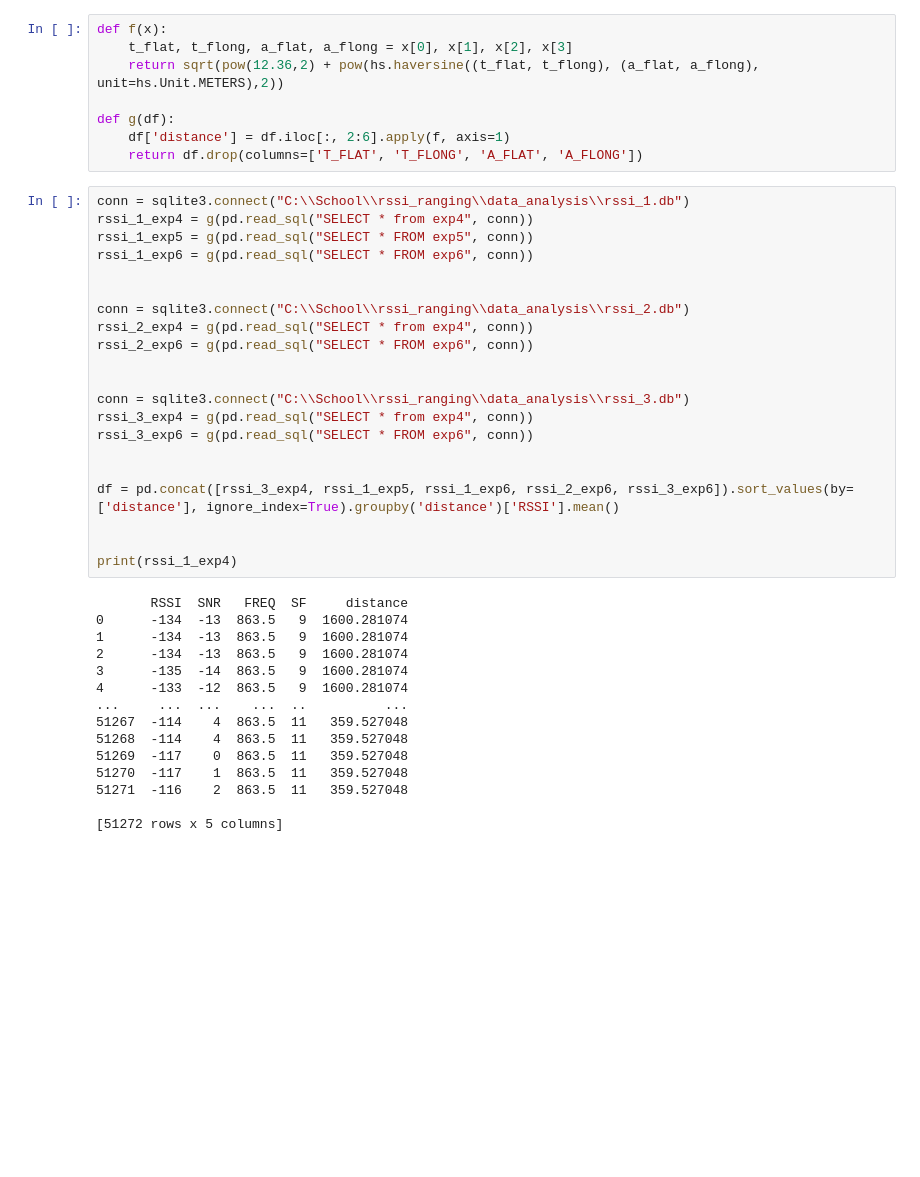
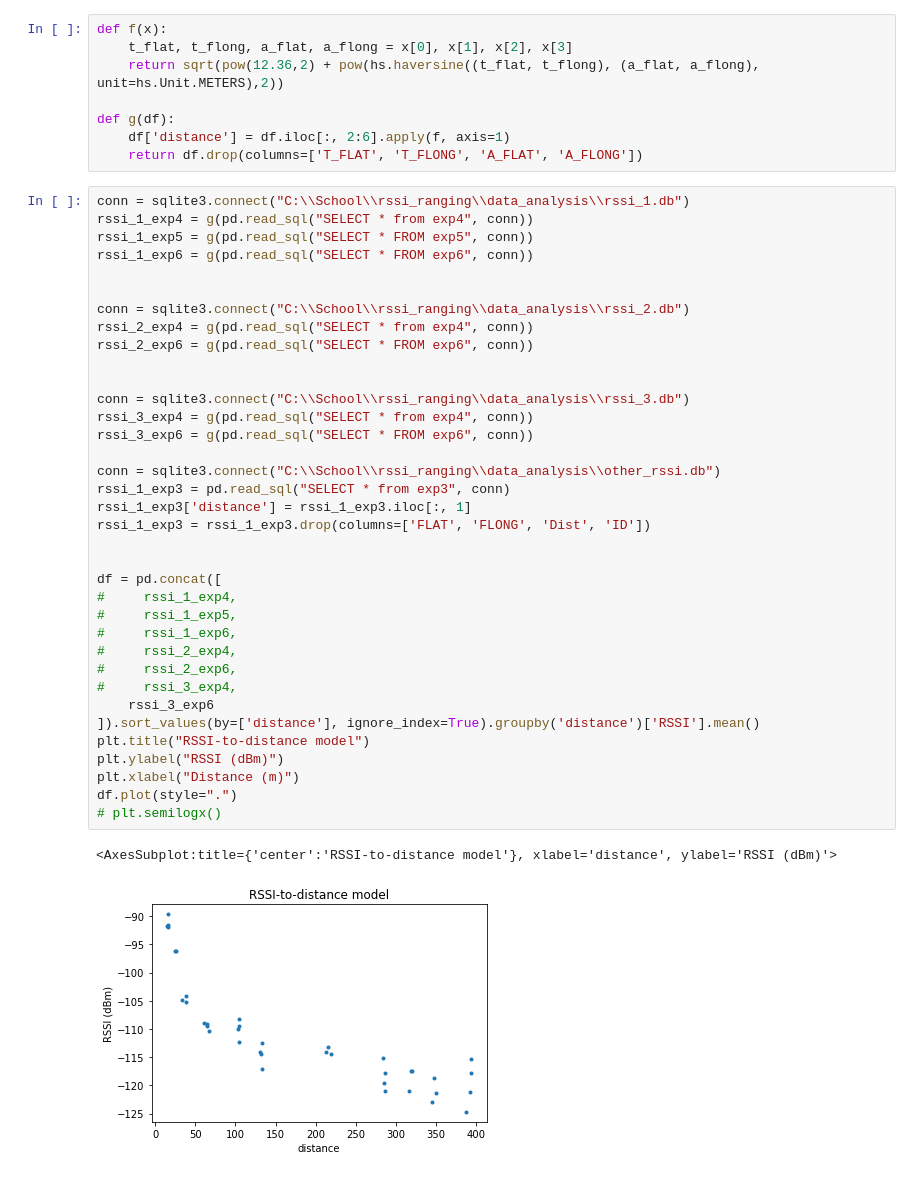
Before and after one commit to PieterSchumacher/rssi_ranging, a Jupyter notebook: data_analysis/data_analysis.ipynb, the cells around one changed output. Cells and saved outputs as stored; diff of their text form; blank space fills up the shorter version.

```diff
--- a/data_analysis/data_analysis.ipynb
+++ b/data_analysis/data_analysis.ipynb
@@ -16,36 +21,39 @@ def g(df):
 # %%
 conn = sqlite3.connect("C:\\School\\rssi_ranging\\data_analysis\\rssi_1.db")
 rssi_1_exp4 = g(pd.read_sql("SELECT * from exp4", conn))
 rssi_1_exp5 = g(pd.read_sql("SELECT * FROM exp5", conn))
 rssi_1_exp6 = g(pd.read_sql("SELECT * FROM exp6", conn))
 
 
 conn = sqlite3.connect("C:\\School\\rssi_ranging\\data_analysis\\rssi_2.db")
 rssi_2_exp4 = g(pd.read_sql("SELECT * from exp4", conn))
 rssi_2_exp6 = g(pd.read_sql("SELECT * FROM exp6", conn))
 
 
 conn = sqlite3.connect("C:\\School\\rssi_ranging\\data_analysis\\rssi_3.db")
 rssi_3_exp4 = g(pd.read_sql("SELECT * from exp4", conn))
 rssi_3_exp6 = g(pd.read_sql("SELECT * FROM exp6", conn))
 
-
-df = pd.concat([rssi_3_exp4, rssi_1_exp5, rssi_1_exp6, rssi_2_exp6, rssi_3_exp6]).sort_values(by=['distance'], ignore_index=True).groupby('distance')['RSSI'].mean()
+conn = sqlite3.connect("C:\\School\\rssi_ranging\\data_analysis\\other_rssi.db")
+rssi_1_exp3 = pd.read_sql("SELECT * from exp3", conn)
+rssi_1_exp3['distance'] = rssi_1_exp3.iloc[:, 1]
+rssi_1_exp3 = rssi_1_exp3.drop(columns=['FLAT', 'FLONG', 'Dist', 'ID'])
 
 
-print(rssi_1_exp4)
+df = pd.concat([
+#     rssi_1_exp4,
+#     rssi_1_exp5,
+#     rssi_1_exp6,
+#     rssi_2_exp4,
+#     rssi_2_exp6,
+#     rssi_3_exp4,
+    rssi_3_exp6
+]).sort_values(by=['distance'], ignore_index=True).groupby('distance')['RSSI'].mean()
+plt.title("RSSI-to-distance model")
+plt.ylabel("RSSI (dBm)")
+plt.xlabel("Distance (m)")
+df.plot(style=".")
+# plt.semilogx()
 # %% [output]
-       RSSI  SNR   FREQ  SF     distance
-0      -134  -13  863.5   9  1600.281074
-1      -134  -13  863.5   9  1600.281074
-2      -134  -13  863.5   9  1600.281074
-3      -135  -14  863.5   9  1600.281074
-4      -133  -12  863.5   9  1600.281074
-...     ...  ...    ...  ..          ...
-51267  -114    4  863.5  11   359.527048
-51268  -114    4  863.5  11   359.527048
-51269  -117    0  863.5  11   359.527048
-51270  -117    1  863.5  11   359.527048
-51271  -116    2  863.5  11   359.527048
-
-[51272 rows x 5 columns]
+<AxesSubplot:title={'center':'RSSI-to-distance model'}, xlabel='distance', ylabel='RSSI (dBm)'>
+[figure, added]
```
Also changed, not shown: parts of 37 cells of this notebook, 7 other files.
